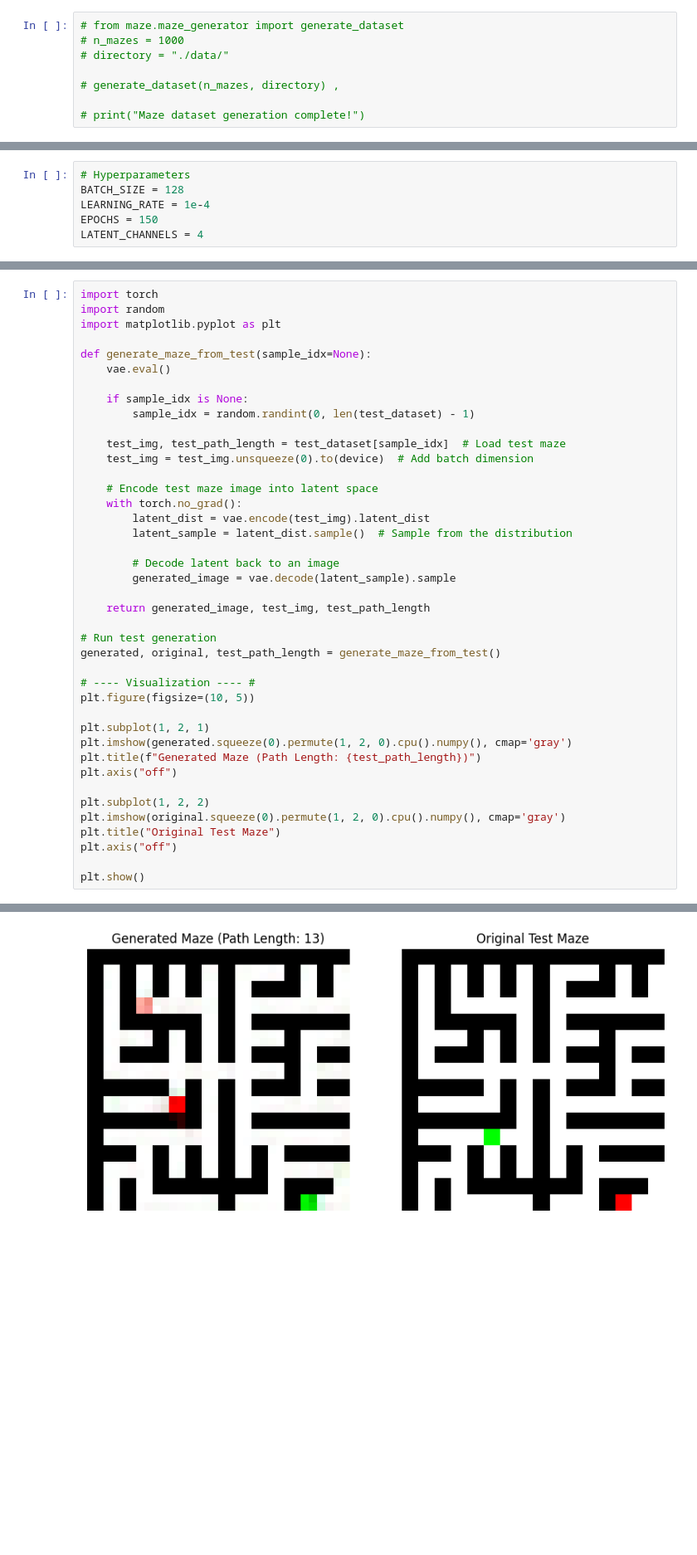
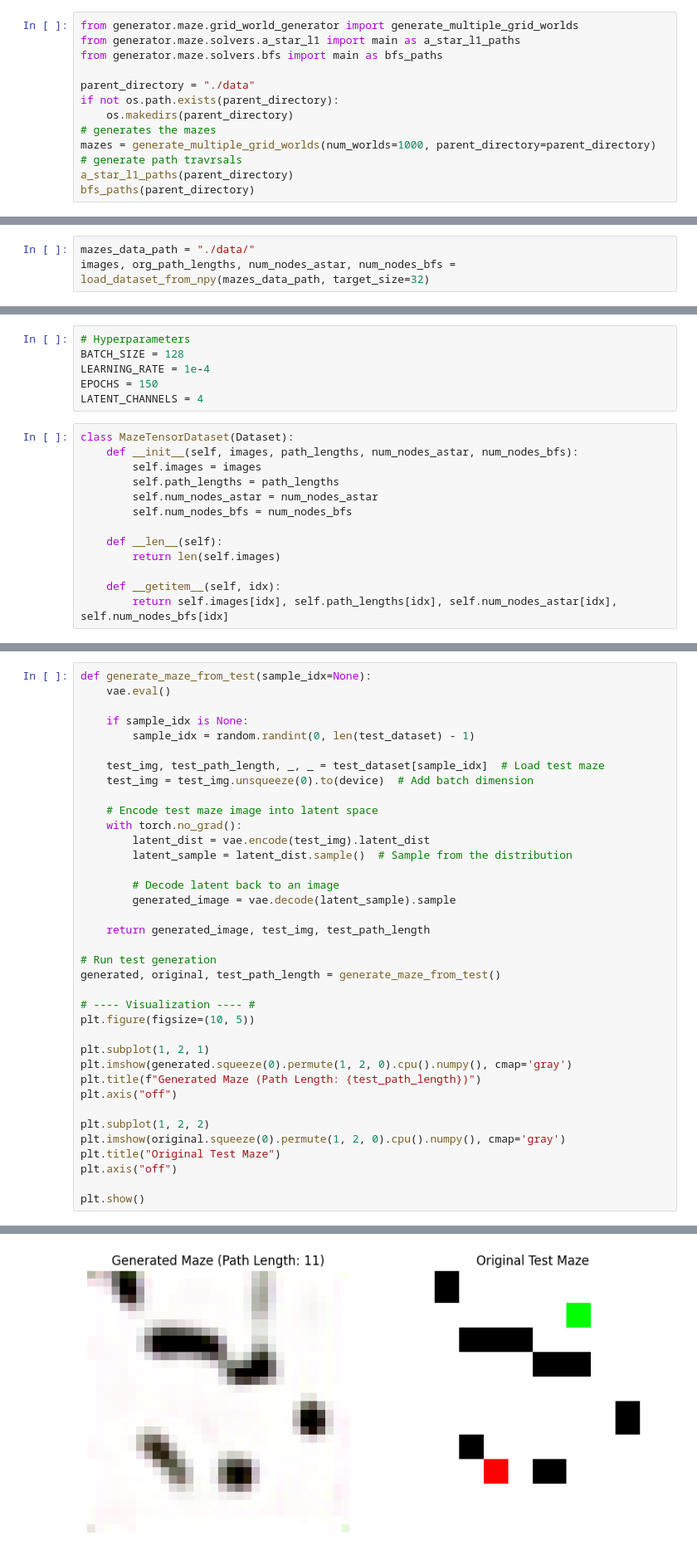
Before and after one commit to Atul-Acharya-17/diffusion-based-environment-generator, a Jupyter notebook: diffuser/StableDiffusion.ipynb, the cells around one changed output, grey strips where cells are left out. Shown at 83% size. Saved outputs shown, nothing was run; the diff lists cells and outputs as text; blank space fills up the shorter version.

Commit message:
stable diffusion model finetuning
image plotting seems weird

```diff
--- a/diffuser/StableDiffusion.ipynb
+++ b/diffuser/StableDiffusion.ipynb
@@ -23,10 +26,15 @@ Current working directory: /
 # %% [markdown]
 ## Loading the Dataset
 # %%
-# from maze.maze_generator import generate_dataset
-# n_mazes = 1000
-# directory = "./data/"
+from generator.maze.grid_world_generator import generate_multiple_grid_worlds
+from generator.maze.solvers.a_star_l1 import main as a_star_l1_paths
+from generator.maze.solvers.bfs import main as bfs_paths
 
-# generate_dataset(n_mazes, directory) ,
-
-# print("Maze dataset generation complete!")
+parent_directory = "./data"
+if not os.path.exists(parent_directory):
+    os.makedirs(parent_directory)
+# generates the mazes
+mazes = generate_multiple_grid_worlds(num_worlds=1000, parent_directory=parent_directory)
+# generate path travrsals
+a_star_l1_paths(parent_directory)
+bfs_paths(parent_directory)
@@ -100,0 +170,3 @@ WARNING:matplotlib.image:Clipping input data to the valid range for imshow with
+# %%
+mazes_data_path = "./data/"
+images, org_path_lengths, num_nodes_astar, num_nodes_bfs = load_dataset_from_npy(mazes_data_path, target_size=32)
@@ -119,4 +193,17 @@ BATCH_SIZE = 128
 LEARNING_RATE = 1e-4
 EPOCHS = 150
 LATENT_CHANNELS = 4
+# %%
+class MazeTensorDataset(Dataset):
+    def __init__(self, images, path_lengths, num_nodes_astar, num_nodes_bfs):
+        self.images = images
+        self.path_lengths = path_lengths
+        self.num_nodes_astar = num_nodes_astar
+        self.num_nodes_bfs = num_nodes_bfs
+
+    def __len__(self):
+        return len(self.images)
+
+    def __getitem__(self, idx):
+        return self.images[idx], self.path_lengths[idx], self.num_nodes_astar[idx], self.num_nodes_bfs[idx]
 # %%
@@ -243,15 +377,11 @@ print("Diffusion weights saved to diffusion_weights.pth")
 # %%
-import torch
-import random
-import matplotlib.pyplot as plt
-
 def generate_maze_from_test(sample_idx=None):
     vae.eval()
 
     if sample_idx is None:
         sample_idx = random.randint(0, len(test_dataset) - 1)
 
-    test_img, test_path_length = test_dataset[sample_idx]  # Load test maze
+    test_img, test_path_length, _, _ = test_dataset[sample_idx]  # Load test maze
     test_img = test_img.unsqueeze(0).to(device)  # Add batch dimension
 
     # Encode test maze image into latent space
@@ -287 +416 @@ WARNING:matplotlib.image:Clipping input data to the valid range for imshow with
-[figure, old version]
+[figure, new version]
```
Also changed, not shown: parts of 28 cells of this notebook.
